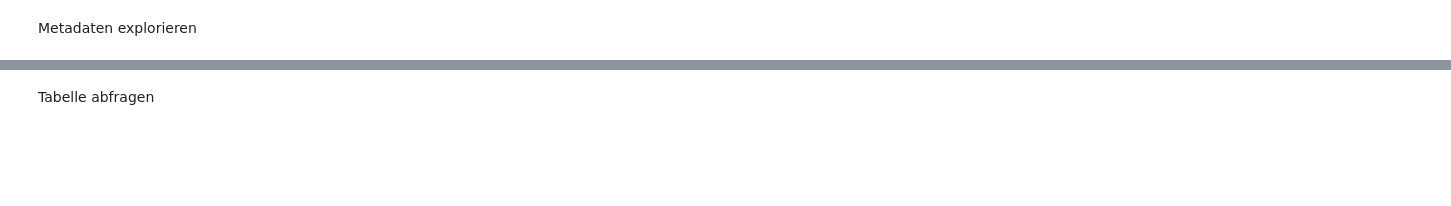
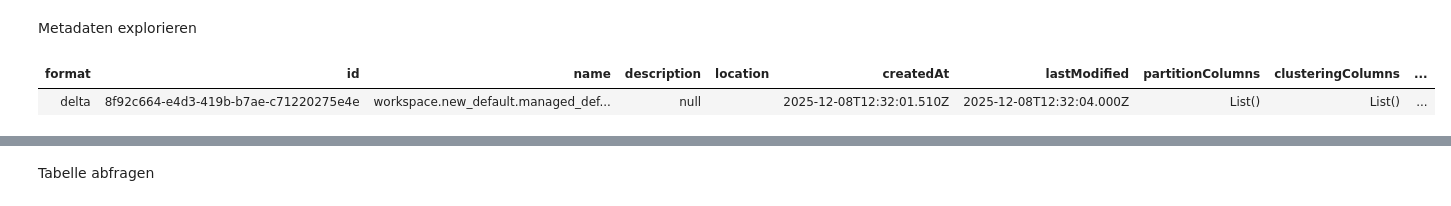
Before and after one commit to philippechr/databricks_lab, a Jupyter notebook: 31_managed_tables.ipynb, the cells around one changed output, grey strips where cells are left out. Cells and saved outputs as stored; diff of their text form; code cells hidden in the pictures; blank space fills up the shorter version.

```diff
--- a/31_managed_tables.ipynb
+++ b/31_managed_tables.ipynb
@@ -25,5 +26,10 @@ VALUES ('France', 'FR', '+33');
 # %% [markdown]
 Metadaten explorieren
+# %%
+DESCRIBE DETAIL managed_default;
+# %% [output]
+| format | id | name | description | location | createdAt | lastModified | partitionColumns | clusteringColumns | ... |
+| delta | 8f92c664-e4d3-419b-b7ae-c71220275e4e | workspace.new_default.managed_def... | null |  | 2025-12-08T12:32:01.510Z | 2025-12-08T12:32:04.000Z | List() | List() | ... |
 # %%
 %sql
 DESCRIBE EXTENDED managed_default
```
Also changed, not shown: parts of 3 cells of this notebook, 1 other file.
